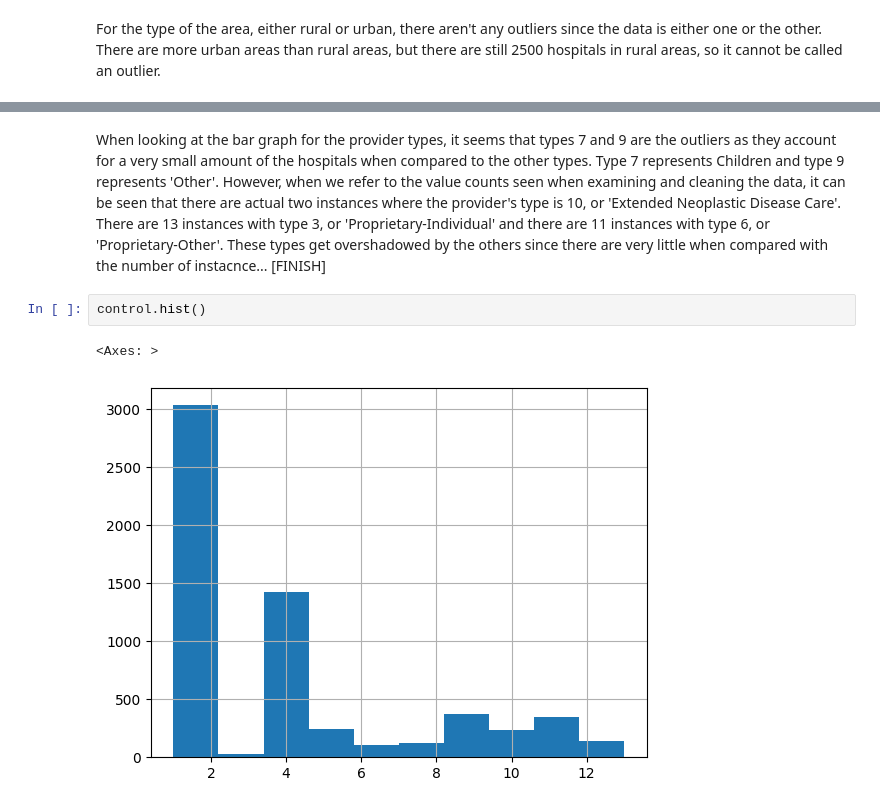
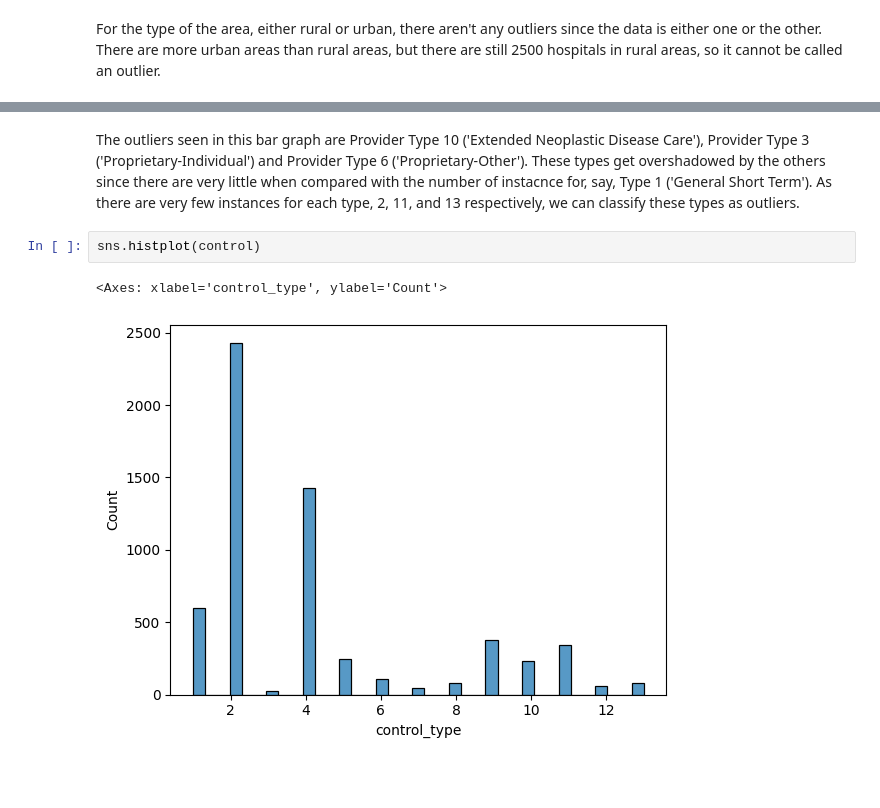
Before and after one commit to genevievepur/ds3001-visualization, a Jupyter notebook: assignment/assignment.ipynb, the cells around one changed output, grey strips where cells are left out. Drawn from its saved outputs; the diff is of its cells as text; blank space fills up the shorter version.

```diff
--- a/assignment/assignment.ipynb
+++ b/assignment/assignment.ipynb
@@ -544,7 +544,7 @@ provider.hist()
 # %% [markdown]
-When looking at the bar graph for the provider types, it seems that types 7 and 9 are the outliers as they account for a very small amount of the hospitals when compared to the other types. Type 7 represents Children and type 9 represents 'Other'. However, when we refer to the value counts seen when examining and cleaning the data, it can be seen that there are actual two instances where the provider's type is 10, or 'Extended Neoplastic Disease Care'. There are 13 instances with type 3, or 'Proprietary-Individual' and there are 11 instances with type 6, or 'Proprietary-Other'. These types get overshadowed by the others since there are very little when compared with the number of instacnce... [FINISH]
+The outliers seen in this bar graph are Provider Type 10 ('Extended Neoplastic Disease Care'), Provider Type 3 ('Proprietary-Individual') and Provider Type 6 ('Proprietary-Other'). These types get overshadowed by the others since there are very little when compared with the number of instacnce for, say, Type 1 ('General Short Term'). As there are very few instances for each type, 2, 11, and 13 respectively, we can classify these types as outliers.
 # %%
-control.hist()
+sns.histplot(control)
 # %% [output]
-<Axes: >
+<Axes: xlabel='control_type', ylabel='Count'>
-[figure, old version]
+[figure, new version]
```
Also changed, not shown: parts of 7 cells of this notebook.
